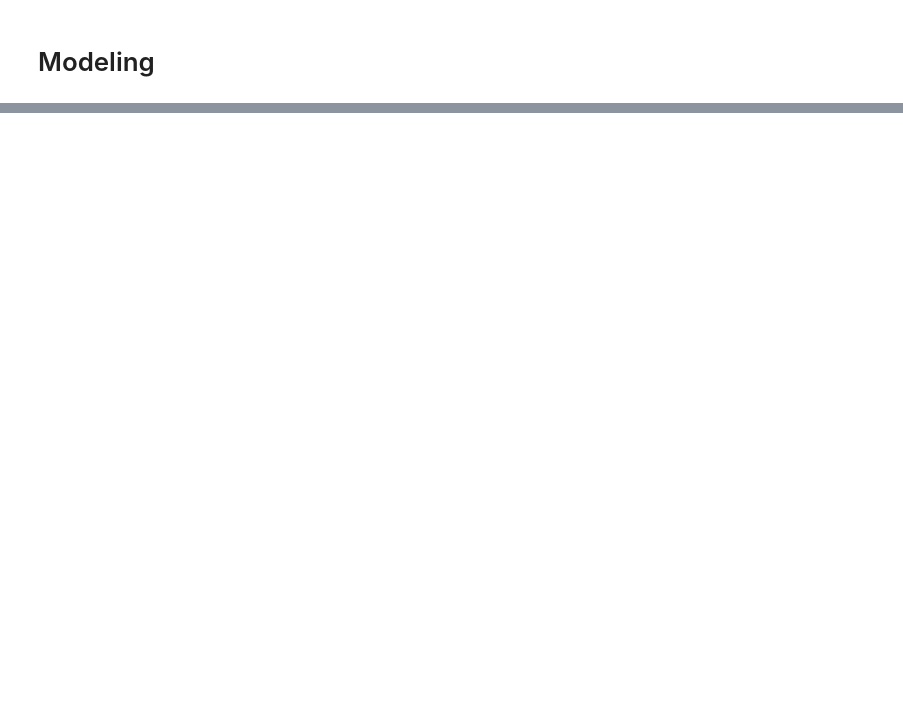
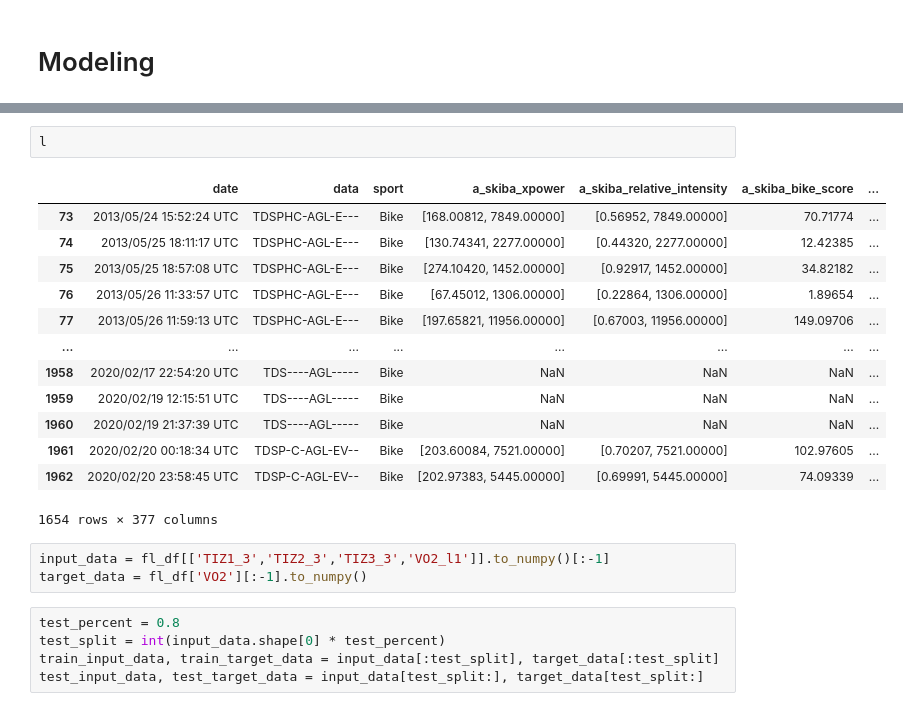
Before and after one commit to RyanAugust/TriNet, a Jupyter notebook: scaled_opendata/NET.ipynb, the cells around one changed output, grey strips where cells are left out. Drawn from its saved outputs; the diff is of its cells as text; blank space fills up the shorter version.

```diff
--- a/scaled_opendata/NET.ipynb
+++ b/scaled_opendata/NET.ipynb
@@ -178,0 +161,24 @@ act_samp
+# %%
+l
+# %% [output]
+|  | date | data | sport | a_skiba_xpower | a_skiba_relative_intensity | a_skiba_bike_score | ... |
+| 73 | 2013/05/24 15:52:24 UTC | TDSPHC-AGL-E--- | Bike | [168.00812, 7849.00000] | [0.56952, 7849.00000] | 70.71774 | ... |
+| 74 | 2013/05/25 18:11:17 UTC | TDSPHC-AGL-E--- | Bike | [130.74341, 2277.00000] | [0.44320, 2277.00000] | 12.42385 | ... |
+| 75 | 2013/05/25 18:57:08 UTC | TDSPHC-AGL-E--- | Bike | [274.10420, 1452.00000] | [0.92917, 1452.00000] | 34.82182 | ... |
+| 76 | 2013/05/26 11:33:57 UTC | TDSPHC-AGL-E--- | Bike | [67.45012, 1306.00000] | [0.22864, 1306.00000] | 1.89654 | ... |
+| 77 | 2013/05/26 11:59:13 UTC | TDSPHC-AGL-E--- | Bike | [197.65821, 11956.00000] | [0.67003, 11956.00000] | 149.09706 | ... |
+| ... | ... | ... | ... | ... | ... | ... | ... |
+| 1958 | 2020/02/17 22:54:20 UTC | TDS----AGL----- | Bike | NaN | NaN | NaN | ... |
+| 1959 | 2020/02/19 12:15:51 UTC | TDS----AGL----- | Bike | NaN | NaN | NaN | ... |
+| 1960 | 2020/02/19 21:37:39 UTC | TDS----AGL----- | Bike | NaN | NaN | NaN | ... |
+| 1961 | 2020/02/20 00:18:34 UTC | TDSP-C-AGL-EV-- | Bike | [203.60084, 7521.00000] | [0.70207, 7521.00000] | 102.97605 | ... |
+| 1962 | 2020/02/20 23:58:45 UTC | TDSP-C-AGL-EV-- | Bike | [202.97383, 5445.00000] | [0.69991, 5445.00000] | 74.09339 | ... |
+1654 rows × 377 columns
+# %%
+input_data = fl_df[['TIZ1_3','TIZ2_3','TIZ3_3','VO2_l1']].to_numpy()[:-1]
+target_data = fl_df['VO2'][:-1].to_numpy()
+# %%
+test_percent = 0.8
+test_split = int(input_data.shape[0] * test_percent)
+train_input_data, train_target_data = input_data[:test_split], target_data[:test_split]
+test_input_data, test_target_data = input_data[test_split:], target_data[test_split:]
```
Also changed, not shown: parts of 23 cells of this notebook.
